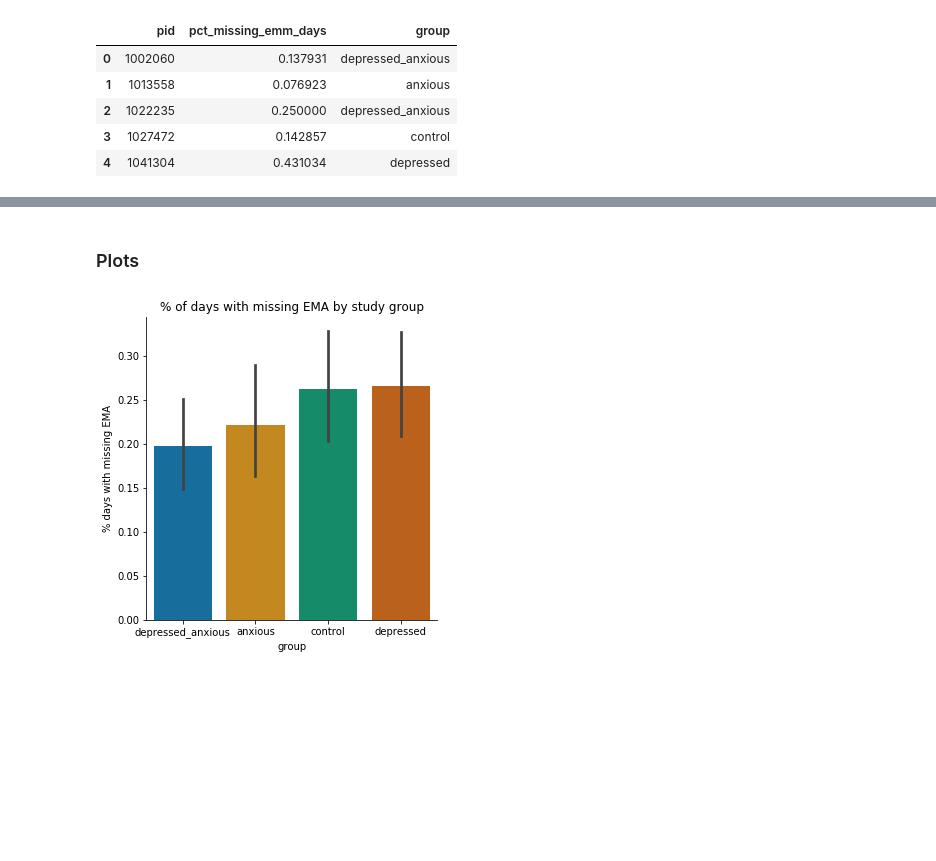
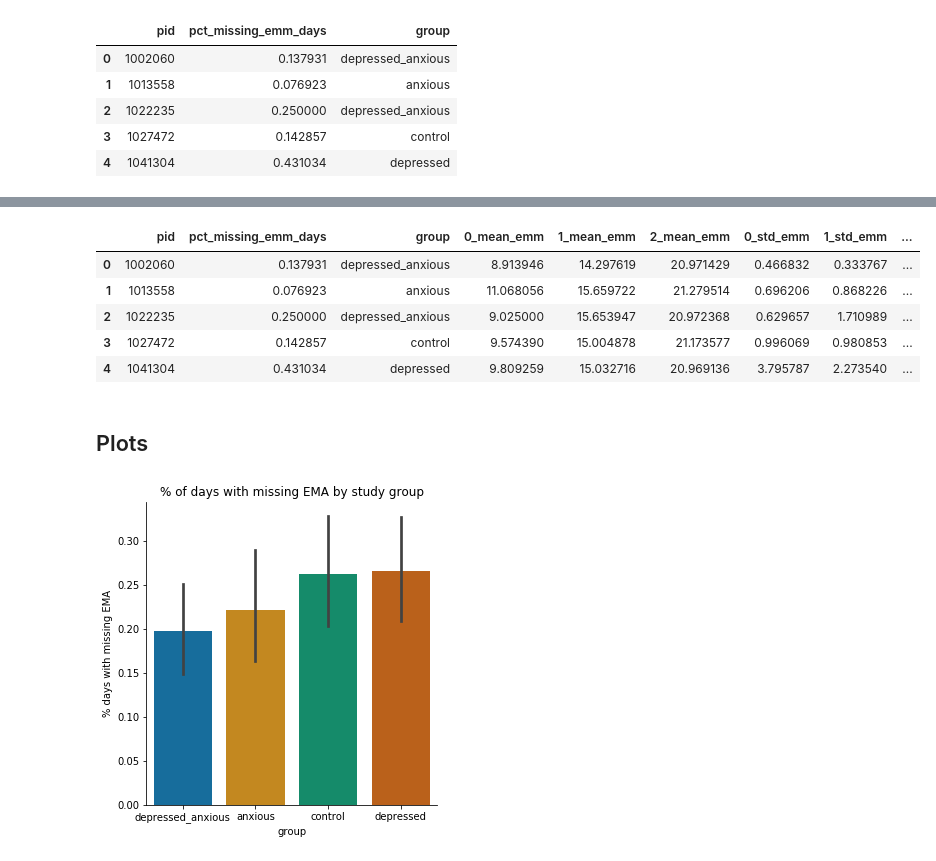
Before and after one commit to tliu526/lifesense, a Jupyter notebook: ema_context.ipynb, the cells around one changed output, grey strips where cells are left out. Drawn from its saved outputs; the diff is of its cells as text; code cells hidden in the pictures; blank space fills up the shorter version.

```diff
--- a/ema_context.ipynb
+++ b/ema_context.ipynb
@@ -293,0 +310,19 @@ context_df.head()
+# %%
+emm_df.head()
+
+
+complete_dates = emm_df.groupby(['pid', 'date'], as_index=False)['emm_idx'].sum()
+complete_dates = complete_dates.loc[complete_dates['emm_idx'] == 3]
+complete_dates.head()
+complete_date_dict = {k: list(v) for k,v in complete_dates.groupby('pid')['date']}
+
+def check_date(row):
+    """df.apply function to check for rows that are part of a complete day.
+    """
+    if  row['pid'] in complete_date_dict:
+        return row['date'] in complete_date_dict[row['pid']]
+    else:
+        return False
+
+
+complete_date_emm = emm_df[emm_df.apply(check_date, axis=1)]
@@ -294,5 +361,14 @@ context_df.head()
+# %%
+context_df.head()
+# %% [output]
+|  | pid | pct_missing_emm_days | group | 0_mean_emm | 1_mean_emm | 2_mean_emm | 0_std_emm | 1_std_emm | ... |
+| 0 | 1002060 | 0.137931 | depressed_anxious | 8.913946 | 14.297619 | 20.971429 | 0.466832 | 0.333767 | ... |
+| 1 | 1013558 | 0.076923 | anxious | 11.068056 | 15.659722 | 21.279514 | 0.696206 | 0.868226 | ... |
+| 2 | 1022235 | 0.250000 | depressed_anxious | 9.025000 | 15.653947 | 20.972368 | 0.629657 | 1.710989 | ... |
+| 3 | 1027472 | 0.142857 | control | 9.574390 | 15.004878 | 21.173577 | 0.996069 | 0.980853 | ... |
+| 4 | 1041304 | 0.431034 | depressed | 9.809259 | 15.032716 | 20.969136 | 3.795787 | 2.273540 | ... |
 # %% [markdown]
-### Plots
+## Plots
 # %%
 sns.catplot(x='group',
             y='pct_missing_emm_days',
```
Also changed, not shown: parts of 17 cells of this notebook, 1 other file.
